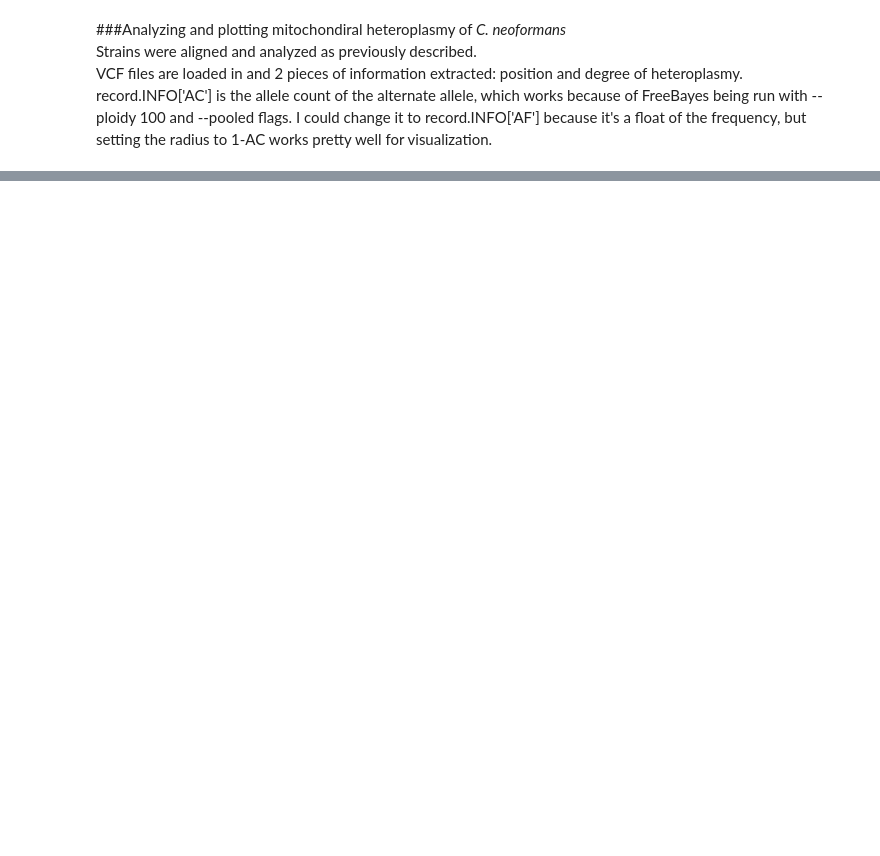
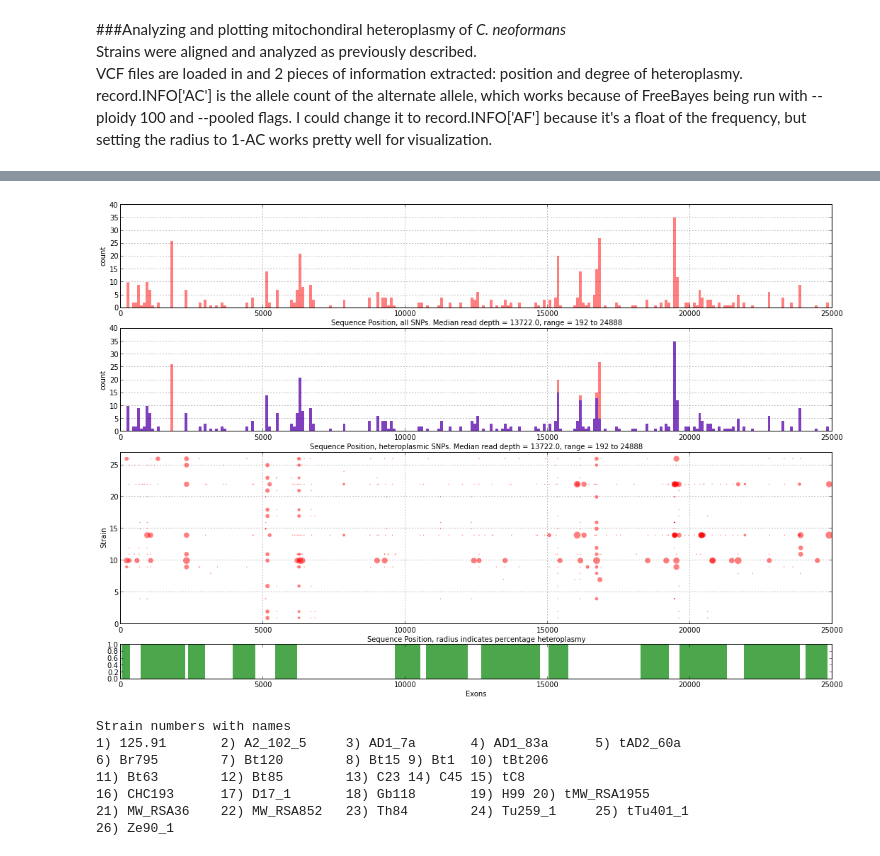
Before and after one commit to drlabratory/Research_Git, a Jupyter notebook: sequence_analysis/VCF plotting.ipynb, the cells around one changed output, grey strips where cells are left out. Saved outputs shown, nothing was run; the diff lists cells and outputs as text; code cells hidden in the pictures; blank space fills up the shorter version.

```diff
--- a/sequence_analysis/VCF plotting.ipynb
+++ b/sequence_analysis/VCF plotting.ipynb
@@ -88,0 +127,56 @@ plt.show()
+# %%
+import matplotlib.gridspec as gridspec
+import sys
+
+all_fig = plt.figure(figsize=(18, 12))
+gs = gridspec.GridSpec(4, 1, height_ratios=[3, 3, 5, 1])
+asnp_plot = plt.subplot(gs[0])
+asnp_plot.hist(snp, 253, facecolor='red', alpha=0.5, edgecolor='none') #this gives ~100bp per bin
+asnp_plot.set_xlabel('Sequence Position, all SNPs. Median read depth = %s, range = %s to %s' % (np.median(snp), min(snp), max(snp)))
+asnp_plot.set_ylabel('count')
+asnp_plot.set_ylim(0, 40)
+asnp_plot.set_xlim(0, 25000)
+asnp_plot.grid(True)
+
+ahsnp_plot = plt.subplot(gs[1])
+ahsnp_plot.hist(snp, 253, facecolor='red', alpha=0.5, edgecolor='none') #this gives ~100bp per bin
+ahsnp_plot.hist(h_snp, 253, facecolor='blue', alpha=0.5, edgecolor='none')
+ahsnp_plot.set_xlabel('Sequence Position, heteroplasmic SNPs. Median read depth = %s, range = %s to %s' % (np.median(snp), min(snp), max(snp)))
+ahsnp_plot.set_ylabel('count')
+ahsnp_plot.set_ylim(0, 40)
+ahsnp_plot.set_xlim(0, 25000)
+ahsnp_plot.grid(True)
+
+ahet_plot = plt.subplot(gs[2])
+ahet_plot.scatter(hx, hy, c='red', s=hr, alpha=0.5, edgecolor='none')
+ahet_plot.set_ylim(0, 27)
+ahet_plot.set_xlim(0, 25000)
+ahet_plot.set_xlabel('Sequence Position, radius indicates percentage heteroplasmy')
+ahet_plot.set_ylabel('Strain')
+ahet_plot.grid(True)
+
+aexon = plt.subplot(gs[3])
+aexon.hist(ex, 253, facecolor='green', alpha=0.7, edgecolor='none')
+aexon.set_xlabel('Exons')
+aexon.set_ylim(0, 1)
+aexon.set_xlim(0, 25000)
+
+plt.show()
+
+ncount = 1
+print "Strain numbers with names"
+for keys in strain_dict:
+    if ncount % 5 == 0:
+        sys.stdout.write("%s) %s\n" % (keys,strain_dict[keys]))
+    else:
+        sys.stdout.write("%s) %s\t" % (keys,strain_dict[keys]))
+    ncount+=1
+# %% [output]
+[figure, added]
+Strain numbers with names
+1) 125.91       2) A2_102_5     3) AD1_7a       4) AD1_83a      5) tAD2_60a
+6) Br795        7) Bt120        8) Bt15 9) Bt1  10) tBt206
+11) Bt63        12) Bt85        13) C23 14) C45 15) tC8
+16) CHC193      17) D17_1       18) Gb118       19) H99 20) tMW_RSA1955
+21) MW_RSA36    22) MW_RSA852   23) Th84        24) Tu259_1     25) tTu401_1
+26) Ze90_1
```
Also changed, not shown: parts of 6 cells of this notebook, 3 other files.
